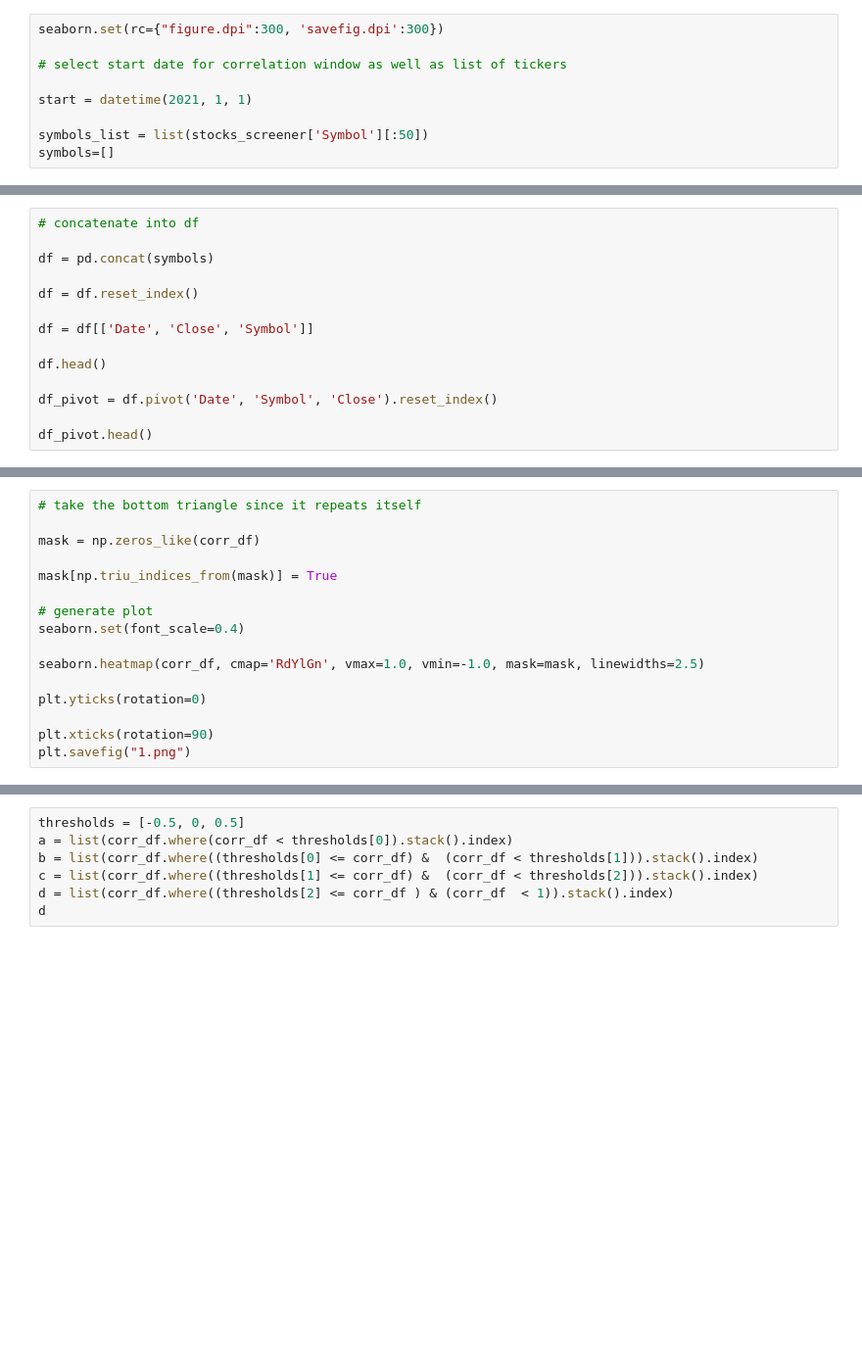
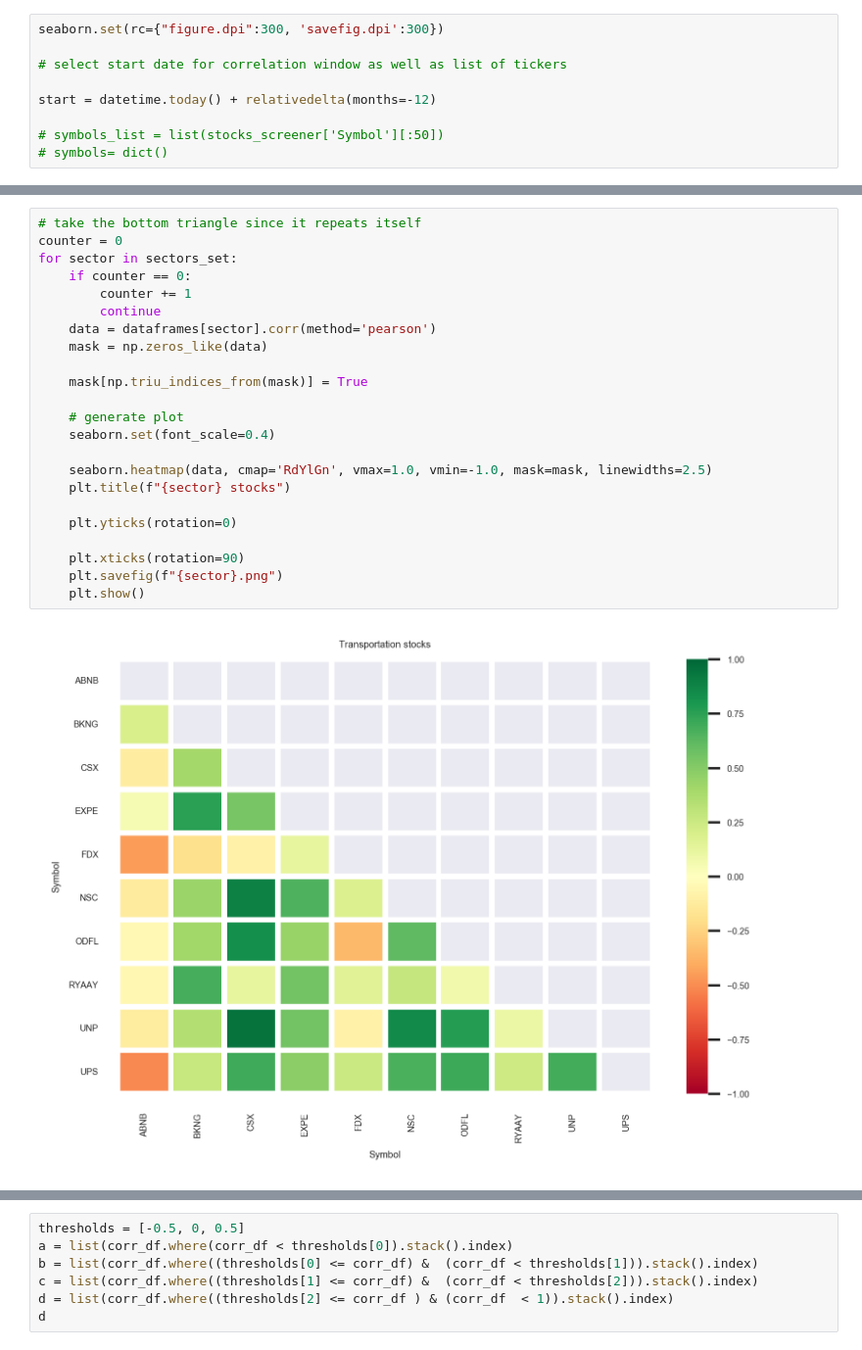
Before and after one commit to nadav-alali/Needle-Project, a Jupyter notebook: main.ipynb, the cells around one changed output, grey strips where cells are left out. Shown at 98% size. Drawn from its saved outputs; the diff is of its cells as text; blank space fills up the shorter version.

```diff
--- a/main.ipynb
+++ b/main.ipynb
@@ -71,7 +78,7 @@ seaborn.set(rc={"figure.dpi":300, 'savefig.dpi':300})
 
 # select start date for correlation window as well as list of tickers
 
-start = datetime(2021, 1, 1)
+start = datetime.today() + relativedelta(months=-12)
 
-symbols_list = list(stocks_screener['Symbol'][:50])
-symbols=[]
+# symbols_list = list(stocks_screener['Symbol'][:50])
+# symbols= dict()
@@ -92,14 +129,0 @@ for ticker in symbols_list:
-# %%
-# concatenate into df
-
-df = pd.concat(symbols)
-
-df = df.reset_index()
-
-df = df[['Date', 'Close', 'Symbol']]
-
-df.head()
-
-df_pivot = df.pivot('Date', 'Symbol', 'Close').reset_index()
-
-df_pivot.head()
@@ -117,16 +211,25 @@ corr_df.head(10)
 # %%
 # take the bottom triangle since it repeats itself
+counter = 0
+for sector in sectors_set:
+    if counter == 0:
+        counter += 1
+        continue
+    data = dataframes[sector].corr(method='pearson')
+    mask = np.zeros_like(data)
 
-mask = np.zeros_like(corr_df)
+    mask[np.triu_indices_from(mask)] = True
 
-mask[np.triu_indices_from(mask)] = True
+    # generate plot
+    seaborn.set(font_scale=0.4)
 
-# generate plot
-seaborn.set(font_scale=0.4)
+    seaborn.heatmap(data, cmap='RdYlGn', vmax=1.0, vmin=-1.0, mask=mask, linewidths=2.5)
+    plt.title(f"{sector} stocks")
 
-seaborn.heatmap(corr_df, cmap='RdYlGn', vmax=1.0, vmin=-1.0, mask=mask, linewidths=2.5)
+    plt.yticks(rotation=0)
 
-plt.yticks(rotation=0)
-
-plt.xticks(rotation=90)
-plt.savefig("1.png")
+    plt.xticks(rotation=90)
+    plt.savefig(f"{sector}.png")
+    plt.show()
+# %% [output]
+[figure, added]
```
Also changed, not shown: parts of 15 cells of this notebook, 2 other files.
